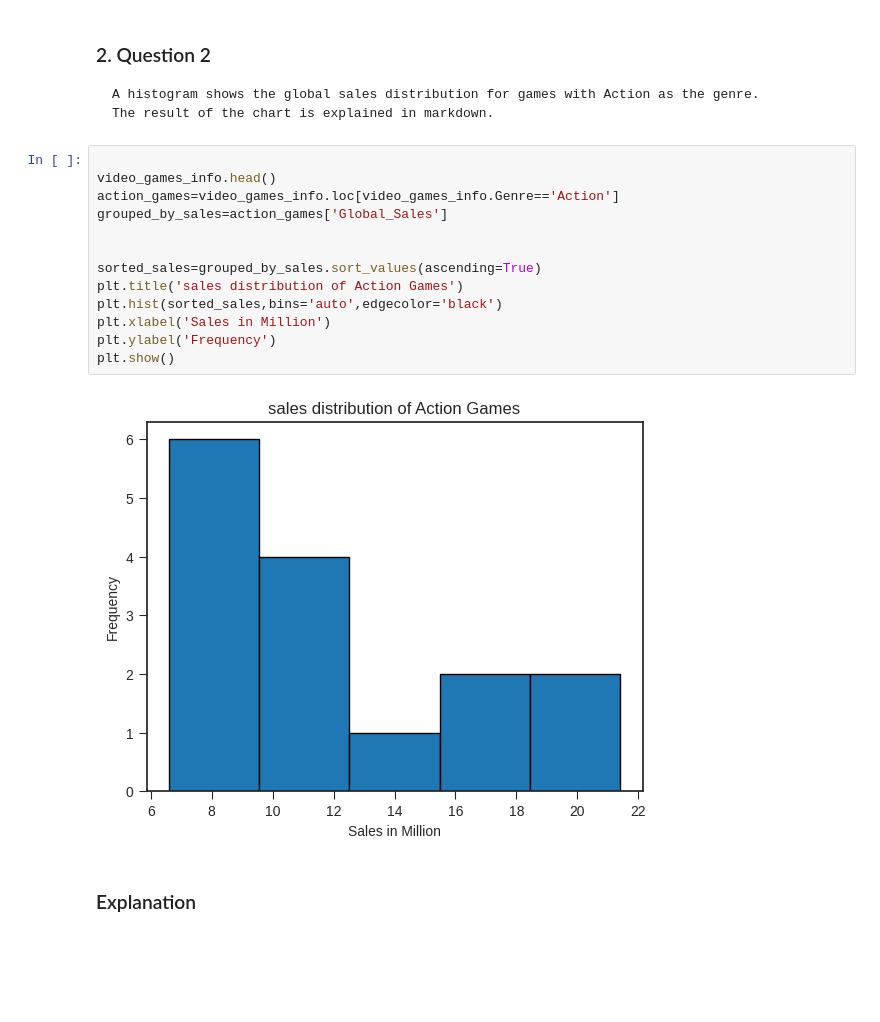
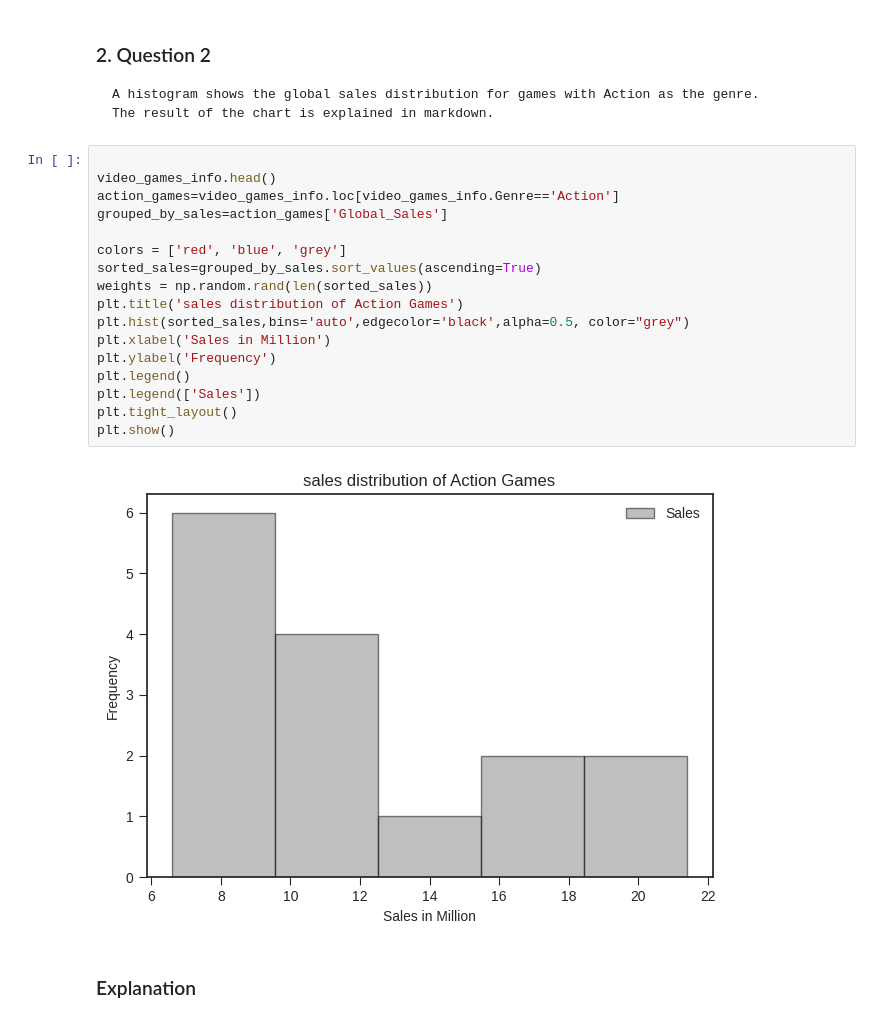
Before and after one commit to sahvsergio/treehouse_data_analysis_techdegree_unit6, a Jupyter notebook: Data Analysis Tech Degree Unit 6 Graphing Video Game Sales.ipynb, the cells around one changed output. Saved outputs shown, nothing was run; the diff lists cells and outputs as text; blank space fills up the shorter version.

```diff
--- a/Data Analysis Tech Degree Unit 6 Graphing Video Game Sales.ipynb
+++ b/Data Analysis Tech Degree Unit 6 Graphing Video Game Sales.ipynb
@@ -117,18 +117,22 @@ plt.show()
 # %%
 
 video_games_info.head()
 action_games=video_games_info.loc[video_games_info.Genre=='Action']
 grouped_by_sales=action_games['Global_Sales']
 
-
+colors = ['red', 'blue', 'grey']
 sorted_sales=grouped_by_sales.sort_values(ascending=True)
+weights = np.random.rand(len(sorted_sales))
 plt.title('sales distribution of Action Games')
-plt.hist(sorted_sales,bins='auto',edgecolor='black')
+plt.hist(sorted_sales,bins='auto',edgecolor='black',alpha=0.5, color="grey")
 plt.xlabel('Sales in Million')
 plt.ylabel('Frequency')
+plt.legend()
+plt.legend(['Sales'])
+plt.tight_layout()
 plt.show()
 # %% [output]
-[figure, old version]
+[figure, new version]
 # %% [markdown]
 ### Explanation
 # %% [markdown]
```
Also changed, not shown: parts of 13 cells of this notebook.
